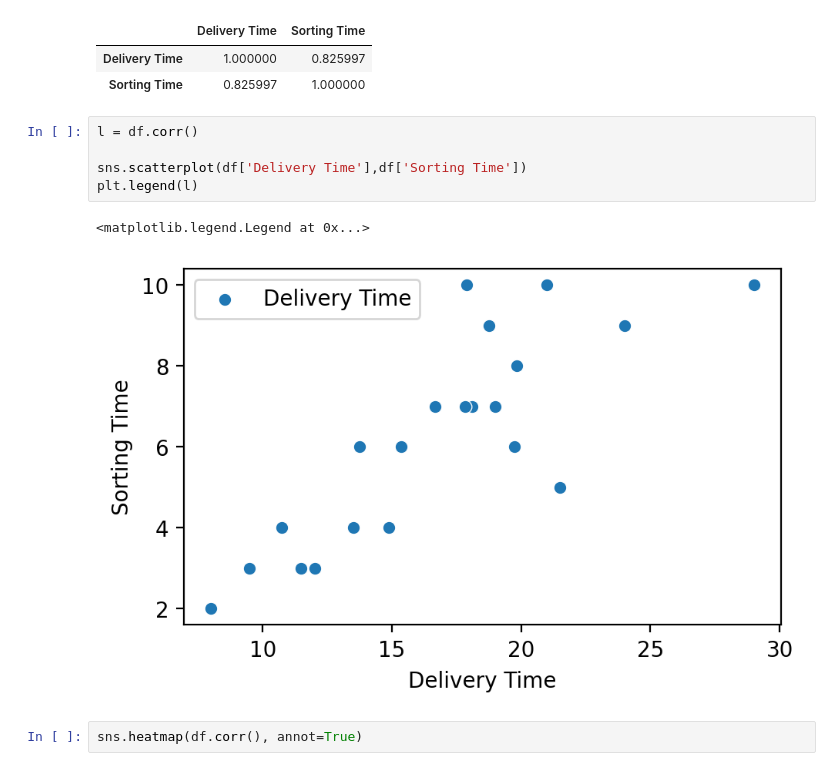
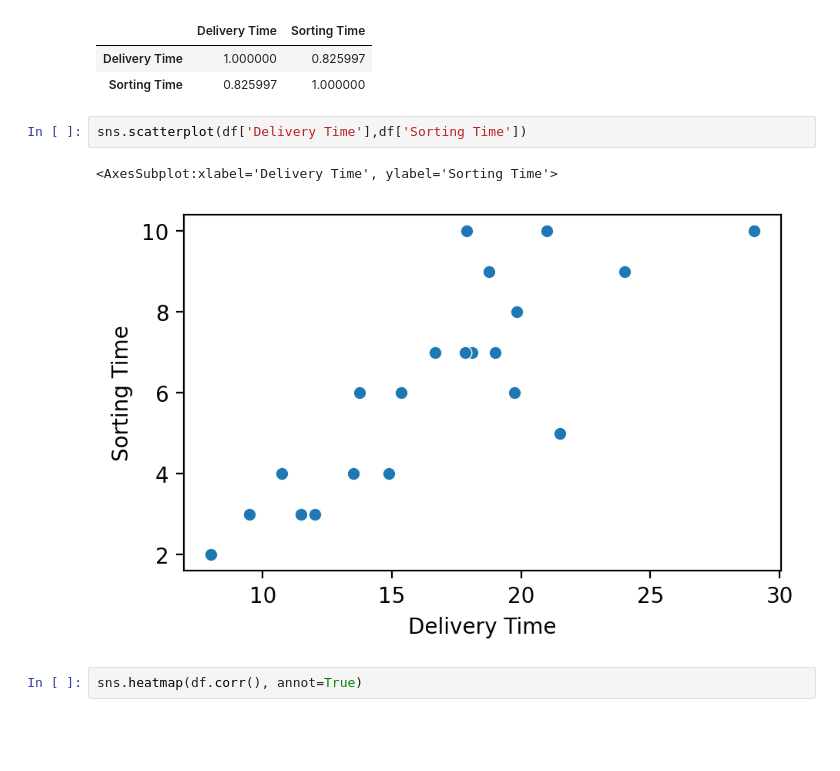
Before and after one commit to kunal-mallick/Data-Science-Assignments, a Jupyter notebook: 04_Simple Linear Regression/Code/Q1.ipynb, the cells around one changed output. Drawn from its saved outputs; the diff is of its cells as text; blank space fills up the shorter version.

```diff
--- a/04_Simple Linear Regression/Code/Q1.ipynb
+++ b/04_Simple Linear Regression/Code/Q1.ipynb
@@ -87,13 +88,10 @@ df.corr()
 | Delivery Time | 1.000000 | 0.825997 |
 | Sorting Time | 0.825997 | 1.000000 |
 # %%
-l = df.corr()
-
 sns.scatterplot(df['Delivery Time'],df['Sorting Time'])
-plt.legend(l)
 # %% [output]
-<matplotlib.legend.Legend at 0x...>
+<AxesSubplot:xlabel='Delivery Time', ylabel='Sorting Time'>
-[figure, old version]
+[figure, new version]
 # %%
 sns.heatmap(df.corr(), annot=True)
 # %% [output]
```
Also changed, not shown: parts of 12 cells of this notebook.
